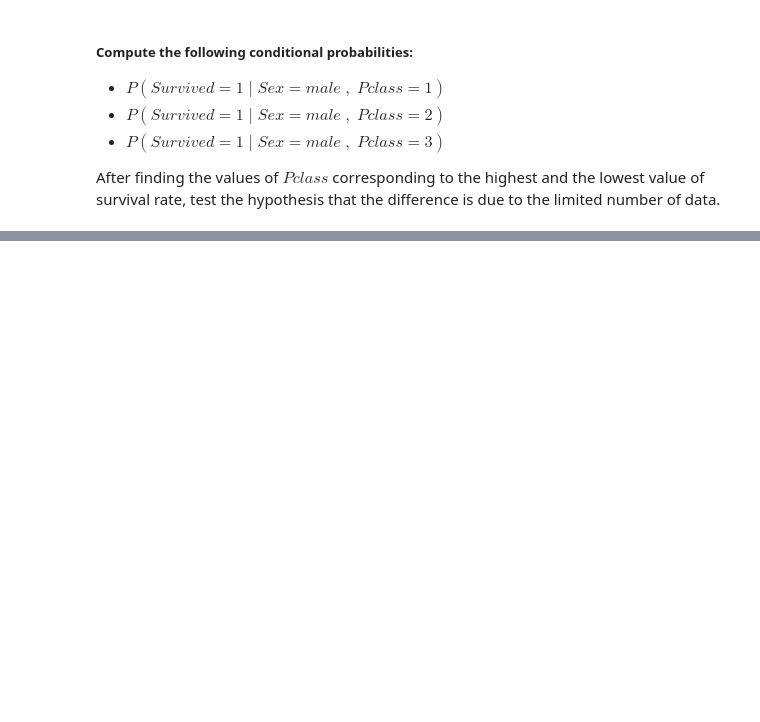
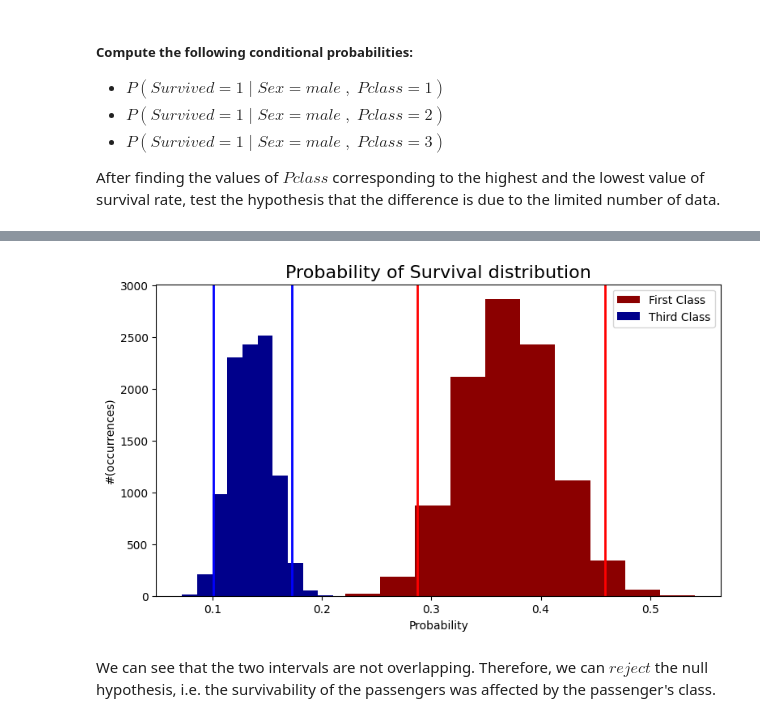
Before and after one commit to IdePHICS/FundamentalLearningEPFL, a Jupyter notebook: TP1/FoIL_ex1_public.ipynb, the cells around one changed output, grey strips where cells are left out. Cells and saved outputs as stored; diff of their text form; code cells hidden in the pictures; blank space fills up the shorter version.

```diff
--- a/TP1/FoIL_ex1_public.ipynb
+++ b/TP1/FoIL_ex1_public.ipynb
@@ -431,3 +574,15 @@ Now we analyse the impact of other features on the survival of the passengers:
 
 * $P(Survived=1\;|\; Sex = female)$
 * $P(Survived=1\;|\; Sex = male)$
+# %%
+data_raw_t.head()
+data_sex = data_raw_t[['Sex', 'Survived', 'Pclass']]
+data_fem = data_sex[data_sex['Sex'] == 'female']
+data_male = data_sex[data_sex['Sex'] == 'male']
+data_fem_s = data_fem[data_fem['Survived'] == 1]
+prob_f = len(data_fem_s)/len(data_fem)
+print(f"The probability of female surviving is {prob_f}")
+
+data_male_s = data_male[data_male['Survived'] == 1]
+prob_m = len(data_male_s)/len(data_male)
+print(f"The probability of male surviving is {prob_m}")
@@ -439,3 +597,18 @@ Now we analyse the impact of other features on the survival of the passengers:
 * $P(Survived=1\;|\; Sex = male\;,\; Pclass = 3)$
 
 After finding the values of $Pclass$ corresponding to the highest and the lowest value of survival rate, test the hypothesis that the difference is due to the limited number of data.
+# %%
+data_male1 = data_male[data_male['Pclass'] == 1]
+data_male1_s = data_male1[data_male1['Survived'] == 1]
+prob_m1 = len(data_male1_s)/len(data_male1)
+print(f"The probability of male in First Class surviving is {prob_m1}")
+
+data_male2 = data_male[data_male['Pclass'] == 2]
+data_male2_s = data_male2[data_male2['Survived'] == 1]
+prob_m2 = len(data_male2_s)/len(data_male2)
+print(f"The probability of male in Second Class surviving is {prob_m2}")
+
+data_male3 = data_male[data_male['Pclass'] == 3]
+data_male3_s = data_male3[data_male3['Survived'] == 1]
+prob_m3 = len(data_male3_s)/len(data_male3)
+print(f"The probability of male in Thrid Class surviving is {prob_m3}")
@@ -441,0 +678,16 @@ After finding the values of $Pclass$ corresponding to the highest and the lowest
+# %%
+fig = plt.figure(figsize=(9,5))
+ax = fig.add_subplot(111)
+plt.title("Probability of Survival distribution", size = 16)
+ax.hist(boot_prob_m1, color ='darkred', label = f"First Class")
+plt.axvline(boot_survived_m1_median_CI[0],color = 'red',linewidth=2)
+plt.axvline(boot_survived_m1_median_CI[1],color = 'red',linewidth=2)
+ax.hist(boot_prob_m3, color ='darkblue', label = f"Third Class")
+plt.axvline(boot_survived_m3_median_CI[0],color = 'blue',linewidth=2)
+plt.axvline(boot_survived_m3_median_CI[1],color = 'blue',linewidth=2)
+ax.set(xlabel ="Probability" , ylabel = "#(occurrences)")
+ax.legend();
+# %% [output]
+[figure, added]
+# %% [markdown]
+We can see that the two intervals are not overlapping. Therefore, we can $reject$ the null hypothesis, i.e. the survivability of the passengers was affected by the passenger's class.
```
Also changed, not shown: parts of 32 cells of this notebook, 1 other file.
